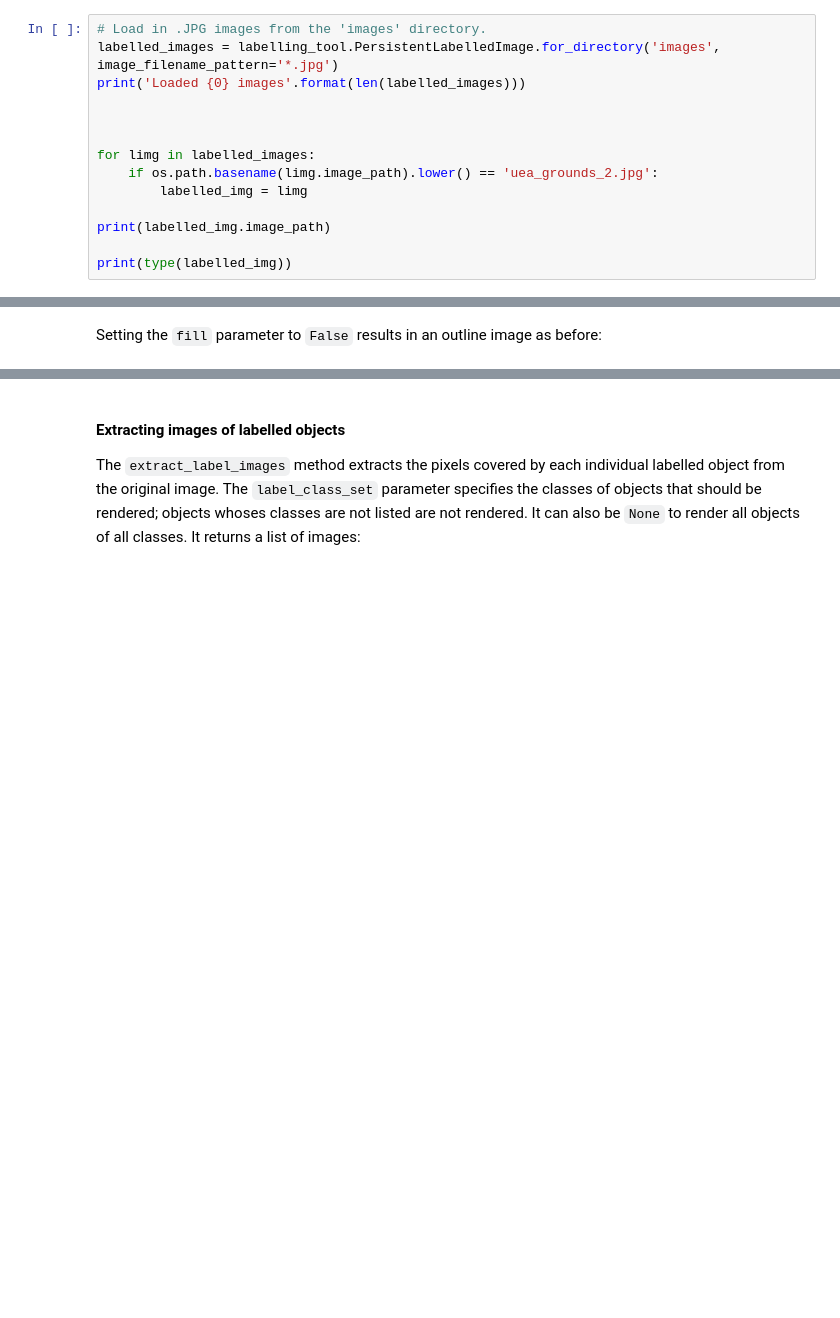
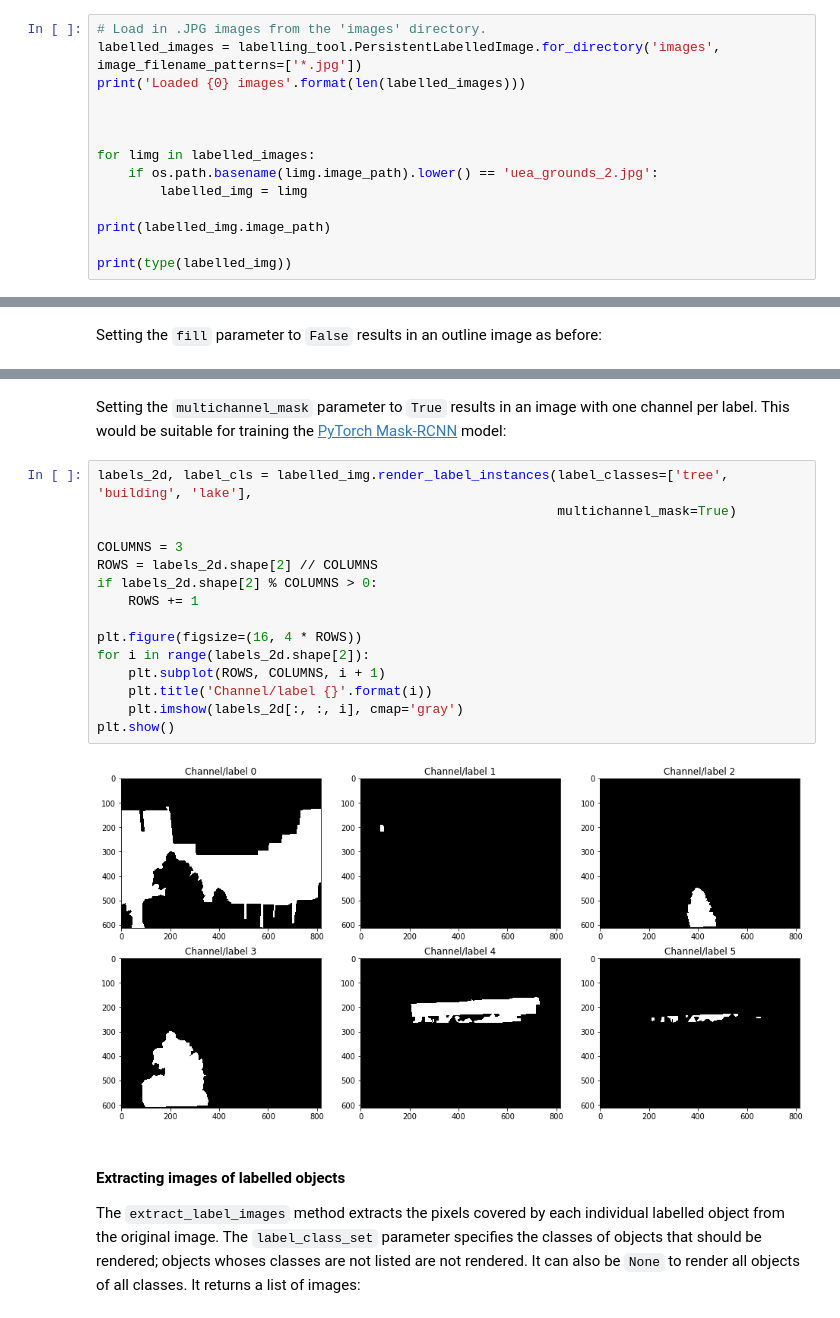
Before and after one commit to Britefury/django-labeller, a Jupyter notebook: Image labeller notebook.ipynb, the cells around one changed output, grey strips where cells are left out. Cells and saved outputs as stored; diff of their text form; blank space fills up the shorter version.

```diff
--- a/Image labeller notebook.ipynb
+++ b/Image labeller notebook.ipynb
@@ -26,7 +26,7 @@ You can either render the labels with the provided code or read the JSON label d
 First, get the image 'uea_grounds_2.jpg' that comes with some labels pre-defined:
 # %%
 # Load in .JPG images from the 'images' directory.
-labelled_images = labelling_tool.PersistentLabelledImage.for_directory('images', image_filename_pattern='*.jpg')
+labelled_images = labelling_tool.PersistentLabelledImage.for_directory('images', image_filename_patterns=['*.jpg'])
 print('Loaded {0} images'.format(len(labelled_images)))
 
 
@@ -183,6 +186,26 @@ plt.imshow(label_cls[labels_2d])
 plt.show()
 # %% [output]
 [figure]
+# %% [markdown]
+Setting the `multichannel_mask` parameter to `True` results in an image with one channel per label. This would
+be suitable for training the [PyTorch Mask-RCNN](https://pytorch.org/docs/stable/torchvision/models.html#mask-r-cnn) model:
+# %%
+labels_2d, label_cls = labelled_img.render_label_instances(label_classes=['tree', 'building', 'lake'],
+                                                           multichannel_mask=True)
+
+COLUMNS = 3
+ROWS = labels_2d.shape[2] // COLUMNS
+if labels_2d.shape[2] % COLUMNS > 0:
+    ROWS += 1
+
+plt.figure(figsize=(16, 4 * ROWS))
+for i in range(labels_2d.shape[2]):
+    plt.subplot(ROWS, COLUMNS, i + 1)
+    plt.title('Channel/label {}'.format(i))
+    plt.imshow(labels_2d[:, :, i], cmap='gray')
+plt.show()
+# %% [output]
+[figure, added]
 # %% [markdown]
 #### Extracting images of labelled objects
 
```
Also changed, not shown: parts of 12 cells of this notebook, 2 other files.
